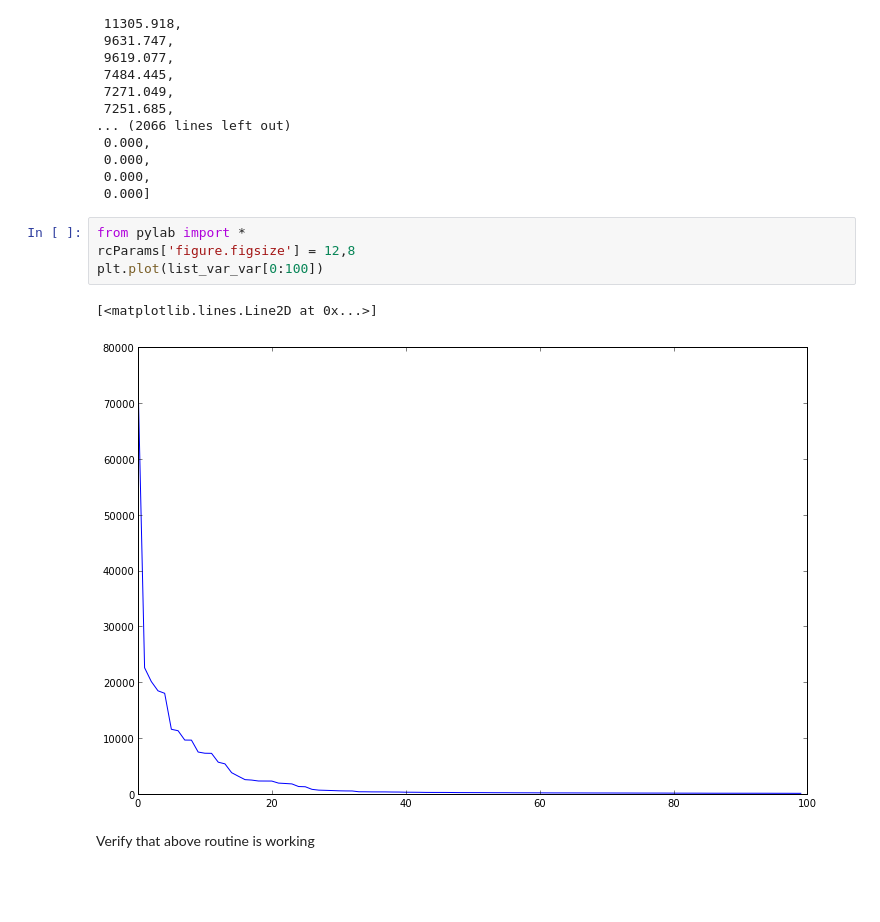
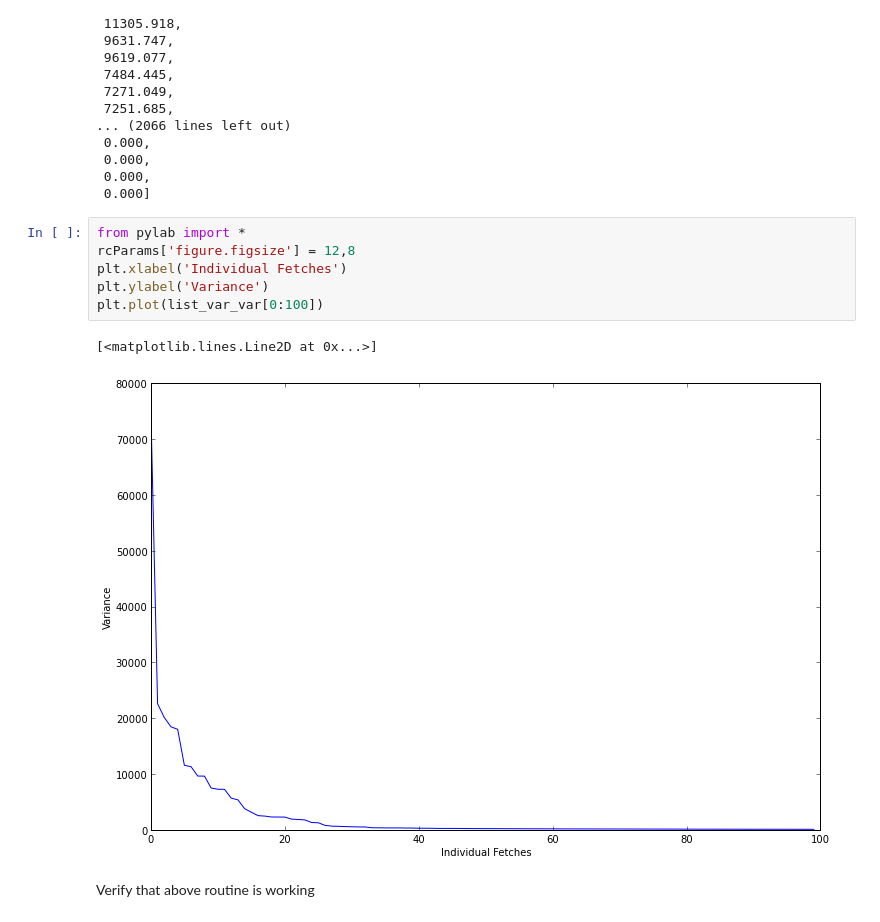
Before and after one commit to svkerr/Aerolink_Ubuntu, a Jupyter notebook: aerolink_daily_analysis.ipynb, the cells around one changed output. Saved outputs shown, nothing was run; the diff lists cells and outputs as text; blank space fills up the shorter version.

```diff
--- a/aerolink_daily_analysis.ipynb
+++ b/aerolink_daily_analysis.ipynb
@@ -103,10 +167,12 @@ list_var_var
 # %%
 from pylab import *
 rcParams['figure.figsize'] = 12,8
+plt.xlabel('Individual Fetches')
+plt.ylabel('Variance')
 plt.plot(list_var_var[0:100])
 # %% [output]
 [<matplotlib.lines.Line2D at 0x...>]
-[figure, old version]
+[figure, new version]
 # %% [markdown]
 Verify that above routine is working
 # %%
```
Also changed, not shown: parts of 6 cells of this notebook.
